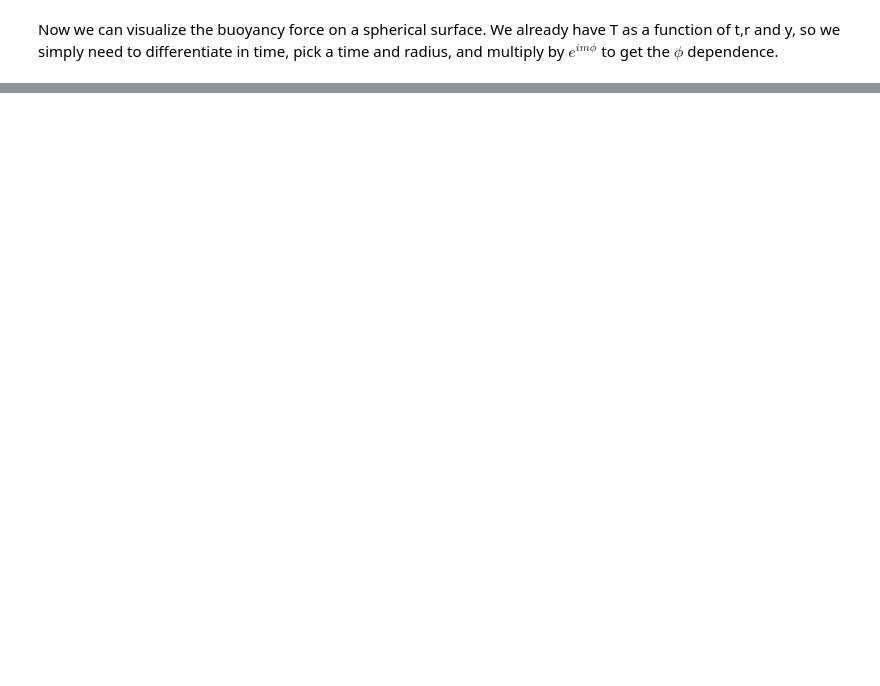
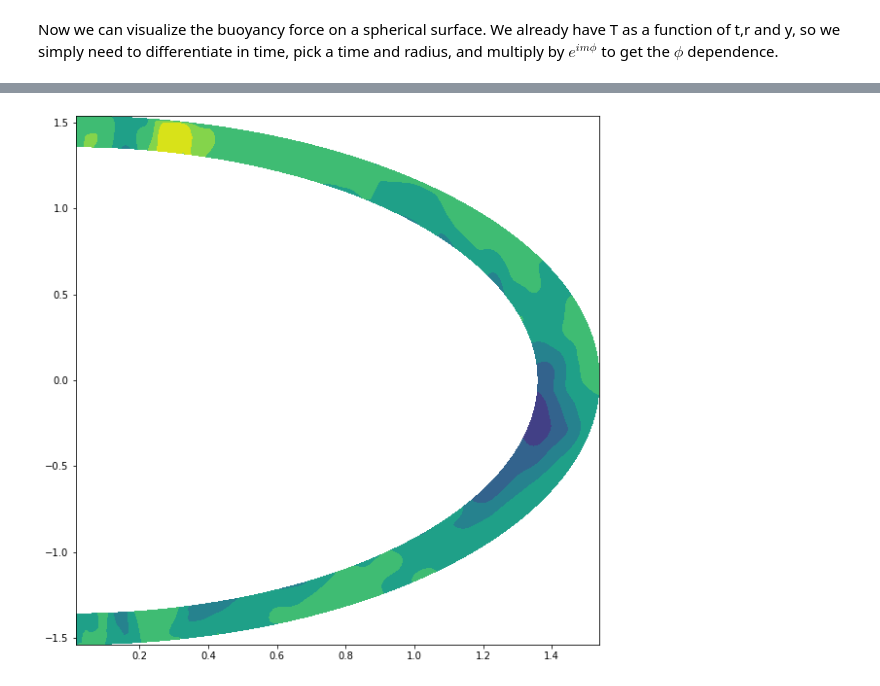
Before and after one commit to qnicolas/macwaves, a Jupyter notebook: preprocessing.ipynb, the cells around one changed output, grey strips where cells are left out. Cells and saved outputs as stored; diff of their text form; code cells hidden in the pictures; blank space fills up the shorter version.

```diff
--- a/preprocessing.ipynb
+++ b/preprocessing.ipynb
@@ -112,0 +123,9 @@ Text(0.5, 0.92, 'm=3 component of $\\partial_t T$ at t=0 and r=1.48 (base of str
+# %%
+temperature_y_phi0 = xr.open_dataset("data/data808/temperature_y_300_cos.nc").temperature_real
+temperature_snapshot = temperature_y_phi0.isel(t_step=400)
+# %%
+y = np.array(temperature_snapshot.y)
+r = np.array(temperature_snapshot.radius)
+Y, R  = np.meshgrid(y, r)
+X = R*np.sqrt(1-Y**2)
+Y = R*Y
@@ -112,0 +136,6 @@ Text(0.5, 0.92, 'm=3 component of $\\partial_t T$ at t=0 and r=1.48 (base of str
+# %%
+fig,ax = plt.subplots(1,1,figsize=(10.,10.))
+ax.contourf(X,Y,temperature_snapshot)
+ax.set_aspect(0.5)
+# %% [output]
+[figure, added]
```
Also changed, not shown: parts of 18 cells of this notebook, 10 other files.
